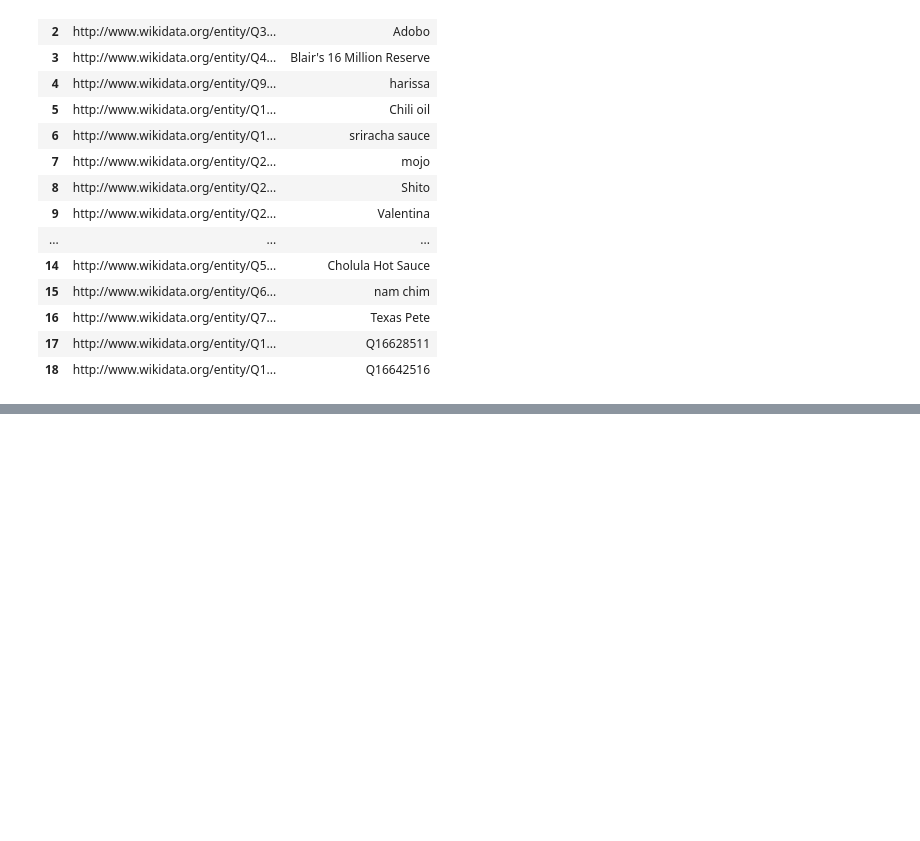
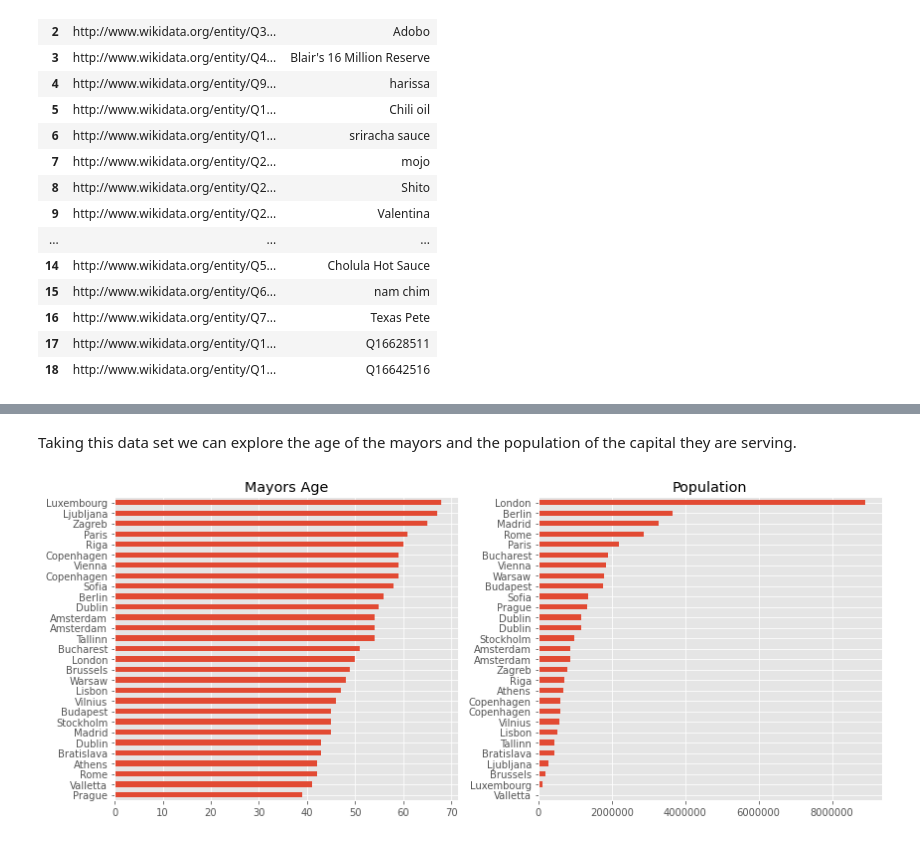
Before and after one commit to rsouza/Databases_Course, a Jupyter notebook: Notebooks/12_SPARQL.ipynb, the cells around one changed output, grey strips where cells are left out. Cells and saved outputs as stored; diff of their text form; code cells hidden in the pictures; blank space fills up the shorter version.

```diff
--- a/Notebooks/12_SPARQL.ipynb
+++ b/Notebooks/12_SPARQL.ipynb
@@ -173,0 +440,14 @@ results_df[['item.value', 'itemLabel.value']]
+# %% [markdown]
+Taking this data set we can explore the age of the mayors and the population of the capital they are serving.
+# %%
+plt.figure(figsize=(12, 5))
+plt.subplot(1, 2, 1)
+df['age'].sort_values().plot(kind='barh', color='C0', title='Mayors Age')
+plt.ylabel('')
+plt.subplot(1, 2, 2)
+df['population'].sort_values().plot(kind='barh', color='C0', title='Population')
+plt.ylabel('')
+plt.ticklabel_format(style='plain', axis='x')
+plt.tight_layout()
+# %% [output]
+[figure, added]
```
Also changed, not shown: parts of 43 cells of this notebook, 5 other files.
